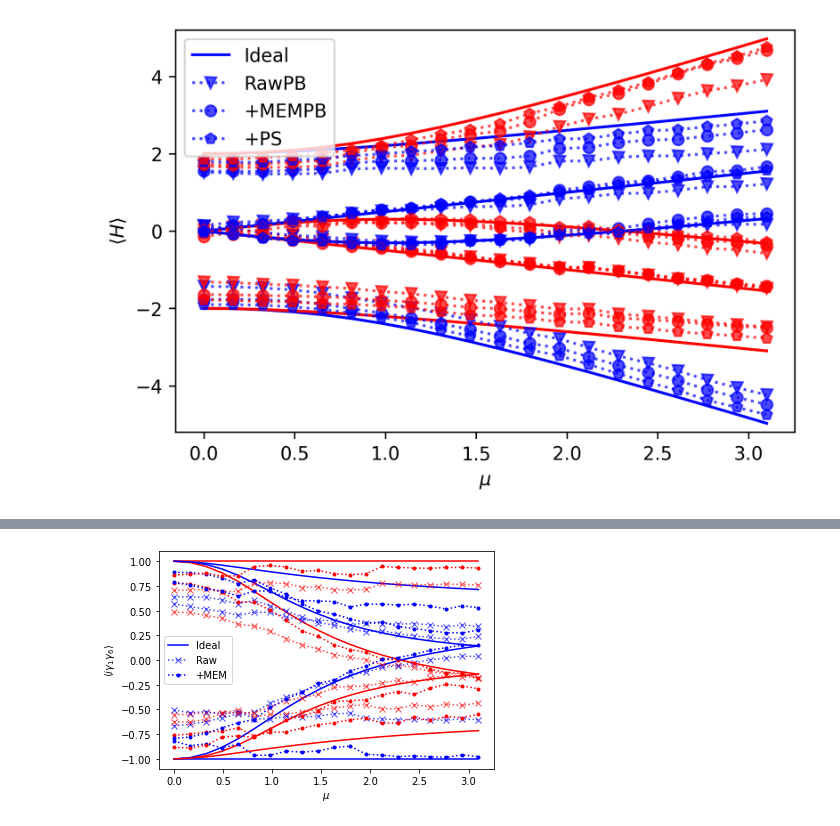
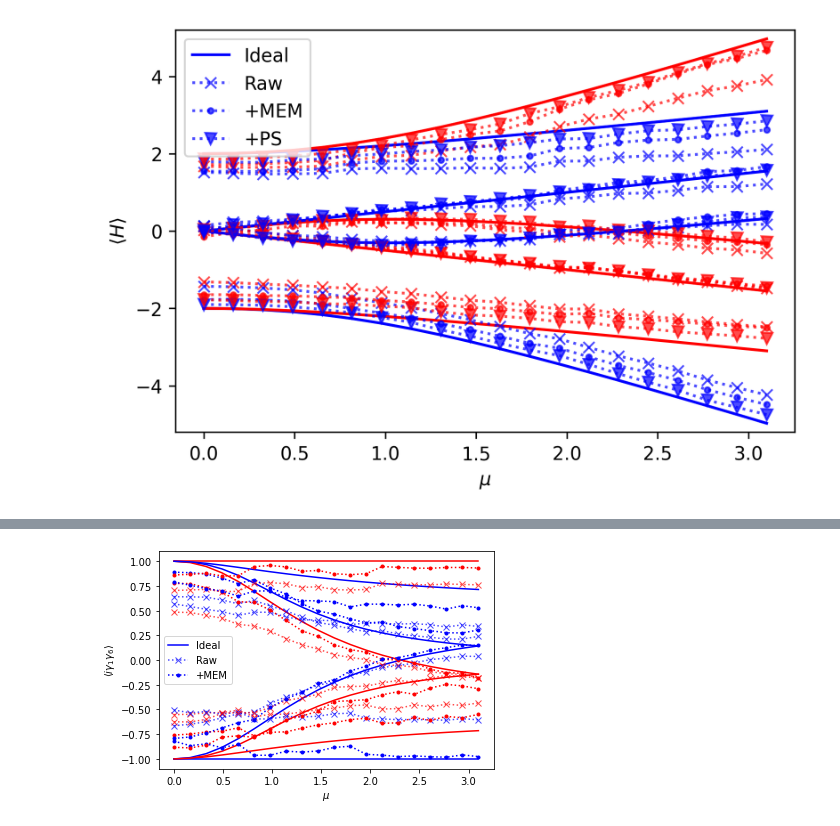
Before and after one commit to qiskit-community/qiskit-research, a Jupyter notebook: docs/mzm_generation/data-collection.ipynb, the cells around one changed output, grey strips where cells are left out. Cells and saved outputs as stored; diff of their text form; code cells hidden in the pictures.

```diff
--- a/docs/mzm_generation/data-collection.ipynb
+++ b/docs/mzm_generation/data-collection.ipynb
@@ -10,11 +10,11 @@ from qiskit_research.mzm_generation import KitaevHamiltonianAnalysis, KitaevHami
 # %%
 # get backend
 
-# IBMQ.load_account()
-# provider = IBMQ.get_provider(hub='ibm-q-internal', group='deployed', project='default')
-# backend = provider.get_backend('ibmq_lima')
+IBMQ.load_account()
+provider = IBMQ.get_provider(hub='ibm-q-internal', group='deployed', project='default')
+backend = provider.get_backend('ibmq_lima')
 
-backend = Aer.get_backend("statevector_simulator")
+# backend = Aer.get_backend("statevector_simulator")
 # %%
 # set parameters
 
@@ -171,5 +185,5 @@ plt.show()
 # %%
-# raw data and readout error mitigated data
+# plot energy, raw data plus error mitigation
 fig, ax = plt.subplots(dpi=300)
 for occupied_orbitals, series in energy_exact.items():
     label = "Ideal" if not occupied_orbitals else None
@@ -177,33 +191,8 @@ for occupied_orbitals, series in energy_exact.items():
     ax.plot(
         chemical_potential_values, series, label=label, color=color
     )
-# for occupied_orbitals, series in energy_raw.items():
-#     label = "Raw" if not occupied_orbitals else None
-#     color = "red" if len(occupied_orbitals) % 2 else "blue"
-#     energies, stddevs = zip(*series)
-#     ax.errorbar(
-#         chemical_potential_values,
-#         energies,
-#         yerr=2 * np.array(stddevs),
-#         fmt="x:",
-#         label=label,
-#         color=color,
-#         alpha=0.7,
-#     )
-# for occupied_orbitals, series in energy_mem.items():
-#     label = "+MEM" if not occupied_orbitals else None
-#     color = "red" if len(occupied_orbitals) % 2 else "blue"
-#     energies, stddevs = zip(*series)
-#     ax.errorbar(
-#         chemical_potential_values,
-#         energies,
-#         yerr=2 * np.array(stddevs),
-#         fmt=".:",
-#         label=label,
-#         color=color,
-#     )
 for occupied_orbitals, series in energy_parity_basis_raw.items():
-    label = "RawPB" if not occupied_orbitals else None
+    label = "Raw" if not occupied_orbitals else None
     color = "red" if len(occupied_orbitals) % 2 else "blue"
     #energies, stddevs = zip(*series)
     ax.errorbar(
@@ -211,48 +200,48 @@ for occupied_orbitals, series in energy_parity_basis_raw.items():
         series,
         #energies,
         #yerr=2 * np.array(stddevs),
-        fmt="v:",
+        fmt="x:",
         label=label,
         color=color,
         alpha=0.7,
     )
 for occupied_orbitals, series in energy_parity_basis_mem.items():
-    label = "+MEMPB" if not occupied_orbitals else None
+    label = "+MEM" if not occupied_orbitals else None
     color = "red" if len(occupied_orbitals) % 2 else "blue"
     #energies, stddevs = zip(*series)
     ax.errorbar(
         chemical_potential_values,
         series,
         #energies,
         #yerr=2 * np.array(stddevs),
-        fmt="o:",
+        fmt=".:",
         label=label,
         color=color,
         alpha=0.7,
     )
 for occupied_orbitals, series in energy_ps.items():
     label = "+PS" if not occupied_orbitals else None
     color = "red" if len(occupied_orbitals) % 2 else "blue"
     #energies, stddevs = zip(*series)
     ax.errorbar(
         chemical_potential_values,
         series,
         #energies,
         #yerr=2 * np.array(stddevs),
-        fmt="p:",
+        fmt="v:",
         label=label,
         color=color,
         alpha=0.7,
     )
 ax.set_xlabel(r"$\mu$")
 ax.set_ylabel(r"$\langle H \rangle$")
 ax.set_ylim(-5.2, 5.2)
 ax.legend()
 
-data.add_figures(fig, 'energy_raw_mem', overwrite=True)
+data.add_figures(fig, 'energy_mit', overwrite=True)
 plt.show()
 # %% [output]
-[figure, old version]
+[figure, new version]
 # %%
 # plot average error in energy
 fig, ax = plt.subplots(dpi=300)
```
Also changed, not shown: parts of 8 cells of this notebook, 1 other file.
